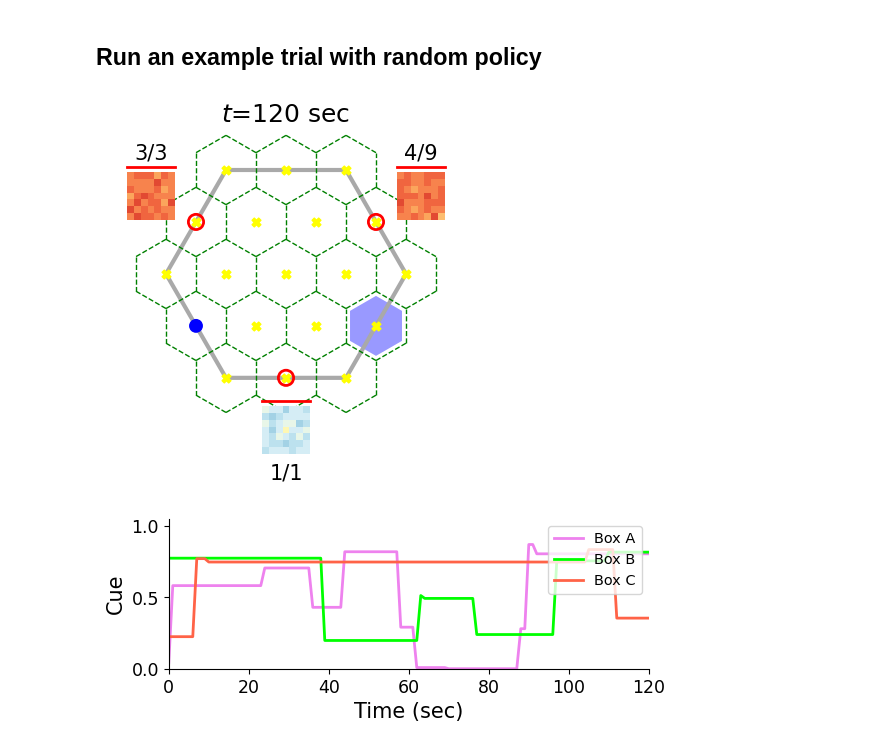
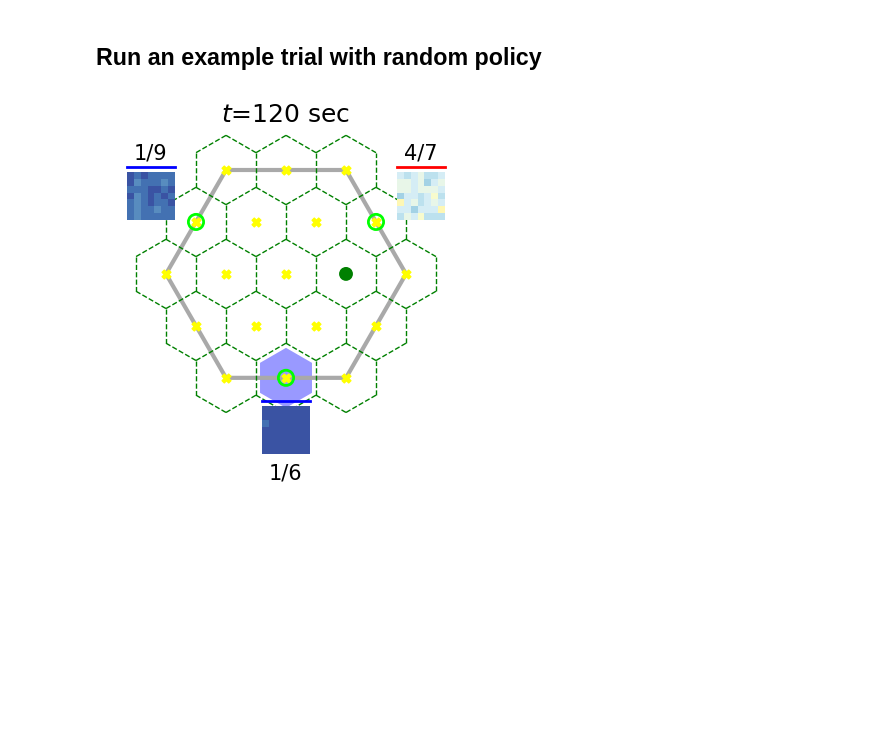
Before and after one commit to XaqLab/hex-arena, a Jupyter notebook: env-example.ipynb, the cells around one changed output. Drawn from its saved outputs; the diff is of its cells as text; code cells hidden in the pictures; blank space fills up the shorter version.

```diff
--- a/env-example.ipynb
+++ b/env-example.ipynb
@@ -116,13 +68,31 @@ counts = np.stack([np.cumsum(push&rewarded[:, None], axis=0), np.cumsum(push, ax
-# %%
-fig, ani = env.play_e_view(
-    episode['pos'], episode['gaze'], rewarded,
-    episode['foods'], episode['colors'], counts,
-)
-ani.save('example-trial.gif', fps=6)
-# %% [output]
-[figure, removed]
-# %%
-fig, ani = env.play_traces(episode['cues'], ylabel='Cue')
-ani.save('cue-traces.gif', fps=12)
-# %% [output]
-[figure, removed]
+# %%
+from irc.buffer import Episode
+
+states, observations, actions, rewards, infos = [], [], [], [], []
+num_steps = 120
+
+observation, info = env.reset()
+states.append(env.get_state())
+observations.append(observation)
+infos.append(info)
+for _ in range(num_steps):
+    action = env.action_space.sample()
+    observation, reward, _, _, info = env.step(action)
+    actions.append(action)
+    rewards.append(reward)
+    states.append(env.get_state())
+    observations.append(observation)
+    infos.append(info)
+
+episode = Episode(
+    num_steps, True,
+    np.array(states), np.array(observations), np.array(actions), np.array(rewards),
+    infos=infos,
+)
+# %%
+pos, gaze, rewarded, foods, colors, counts, _ = env.convert_episode(episode)
+
+fig, ani = env.play_episode(pos, gaze, rewarded, foods, colors, counts)
+ani.save('example-trial.gif', fps=6)
+# %% [output]
+[figure, added]
```
Also changed, not shown: parts of 4 cells of this notebook, 7 other files.
